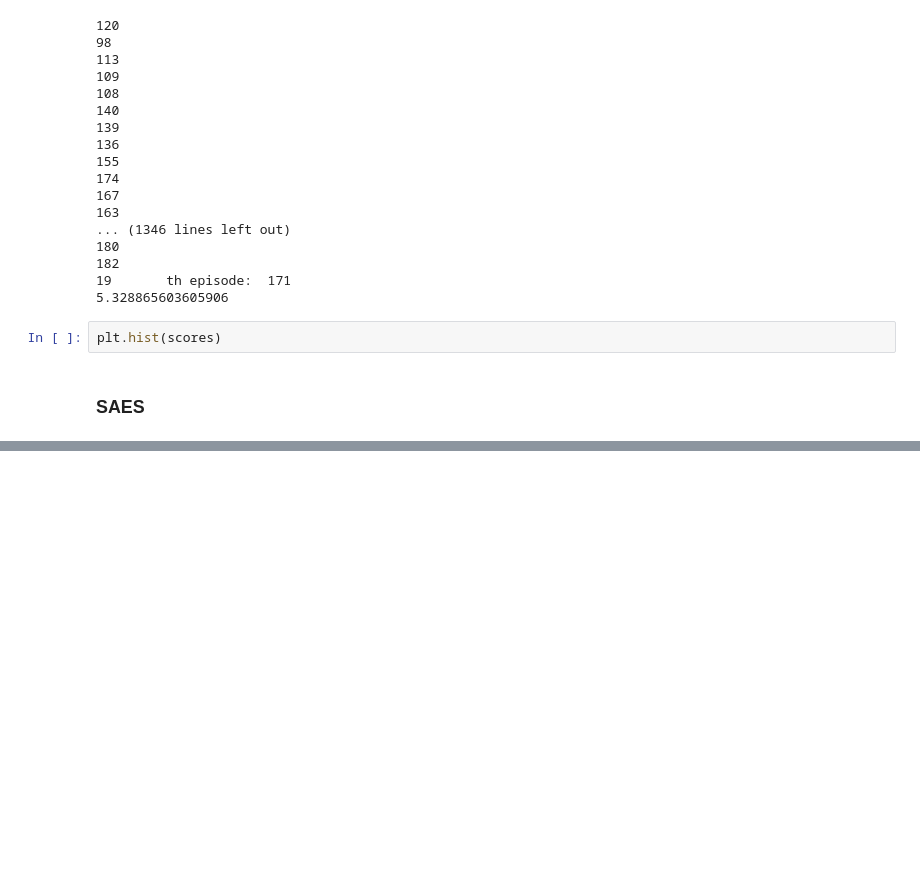
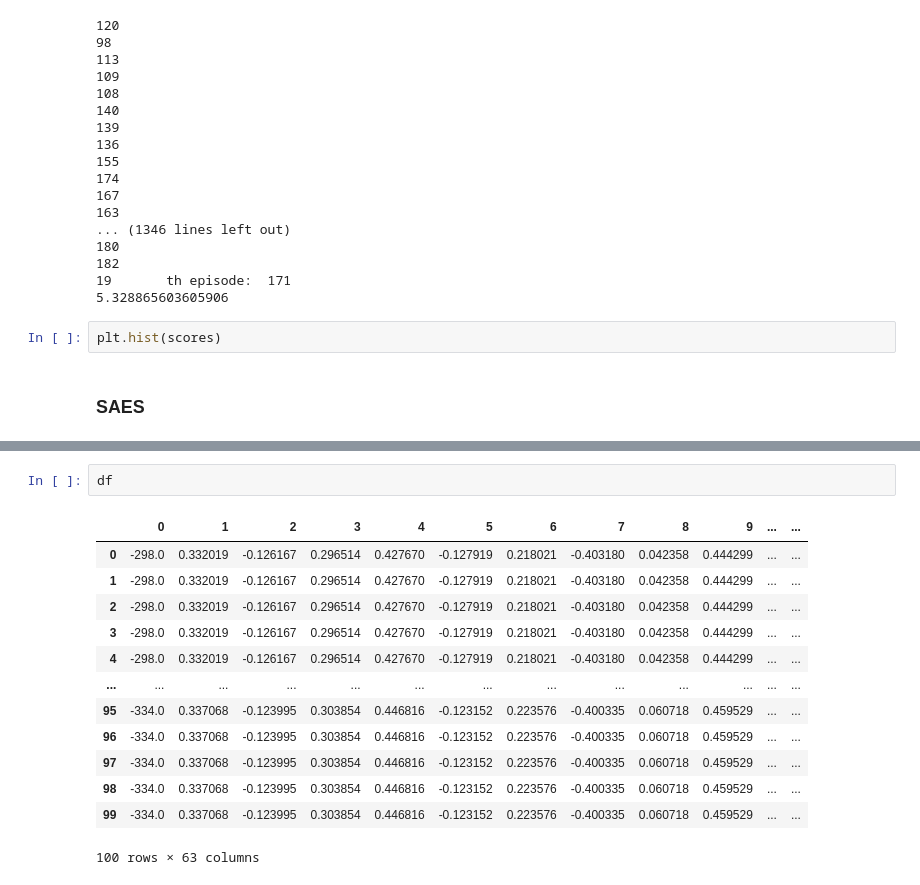
Before and after one commit to AutomnePAN/INF581-project-daxigua, a Jupyter notebook: Policy_Search_Agent.ipynb, the cells around one changed output, grey strips where cells are left out. Cells and saved outputs as stored; diff of their text form; blank space fills up the shorter version.

```diff
--- a/Policy_Search_Agent.ipynb
+++ b/Policy_Search_Agent.ipynb
@@ -458,0 +483,16 @@ The game is finish, final score is 165
+# %%
+df
+# %% [output]
+|  | 0 | 1 | 2 | 3 | 4 | 5 | 6 | 7 | 8 | 9 | ... | ... |
+| 0 | -298.0 | 0.332019 | -0.126167 | 0.296514 | 0.427670 | -0.127919 | 0.218021 | -0.403180 | 0.042358 | 0.444299 | ... | ... |
+| 1 | -298.0 | 0.332019 | -0.126167 | 0.296514 | 0.427670 | -0.127919 | 0.218021 | -0.403180 | 0.042358 | 0.444299 | ... | ... |
+| 2 | -298.0 | 0.332019 | -0.126167 | 0.296514 | 0.427670 | -0.127919 | 0.218021 | -0.403180 | 0.042358 | 0.444299 | ... | ... |
+| 3 | -298.0 | 0.332019 | -0.126167 | 0.296514 | 0.427670 | -0.127919 | 0.218021 | -0.403180 | 0.042358 | 0.444299 | ... | ... |
+| 4 | -298.0 | 0.332019 | -0.126167 | 0.296514 | 0.427670 | -0.127919 | 0.218021 | -0.403180 | 0.042358 | 0.444299 | ... | ... |
+| ... | ... | ... | ... | ... | ... | ... | ... | ... | ... | ... | ... | ... |
+| 95 | -334.0 | 0.337068 | -0.123995 | 0.303854 | 0.446816 | -0.123152 | 0.223576 | -0.400335 | 0.060718 | 0.459529 | ... | ... |
+| 96 | -334.0 | 0.337068 | -0.123995 | 0.303854 | 0.446816 | -0.123152 | 0.223576 | -0.400335 | 0.060718 | 0.459529 | ... | ... |
+| 97 | -334.0 | 0.337068 | -0.123995 | 0.303854 | 0.446816 | -0.123152 | 0.223576 | -0.400335 | 0.060718 | 0.459529 | ... | ... |
+| 98 | -334.0 | 0.337068 | -0.123995 | 0.303854 | 0.446816 | -0.123152 | 0.223576 | -0.400335 | 0.060718 | 0.459529 | ... | ... |
+| 99 | -334.0 | 0.337068 | -0.123995 | 0.303854 | 0.446816 | -0.123152 | 0.223576 | -0.400335 | 0.060718 | 0.459529 | ... | ... |
+100 rows × 63 columns
```
Also changed, not shown: parts of 8 cells of this notebook, 1 other file.
